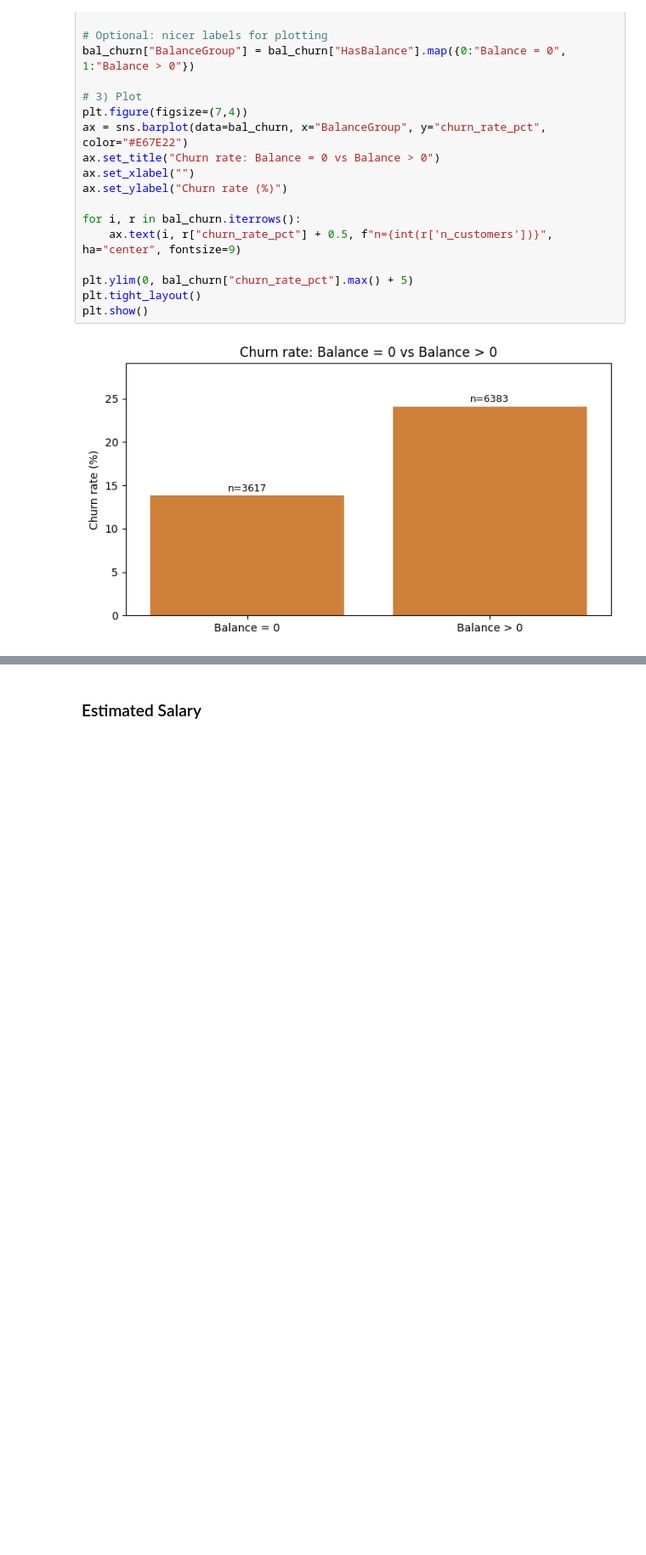
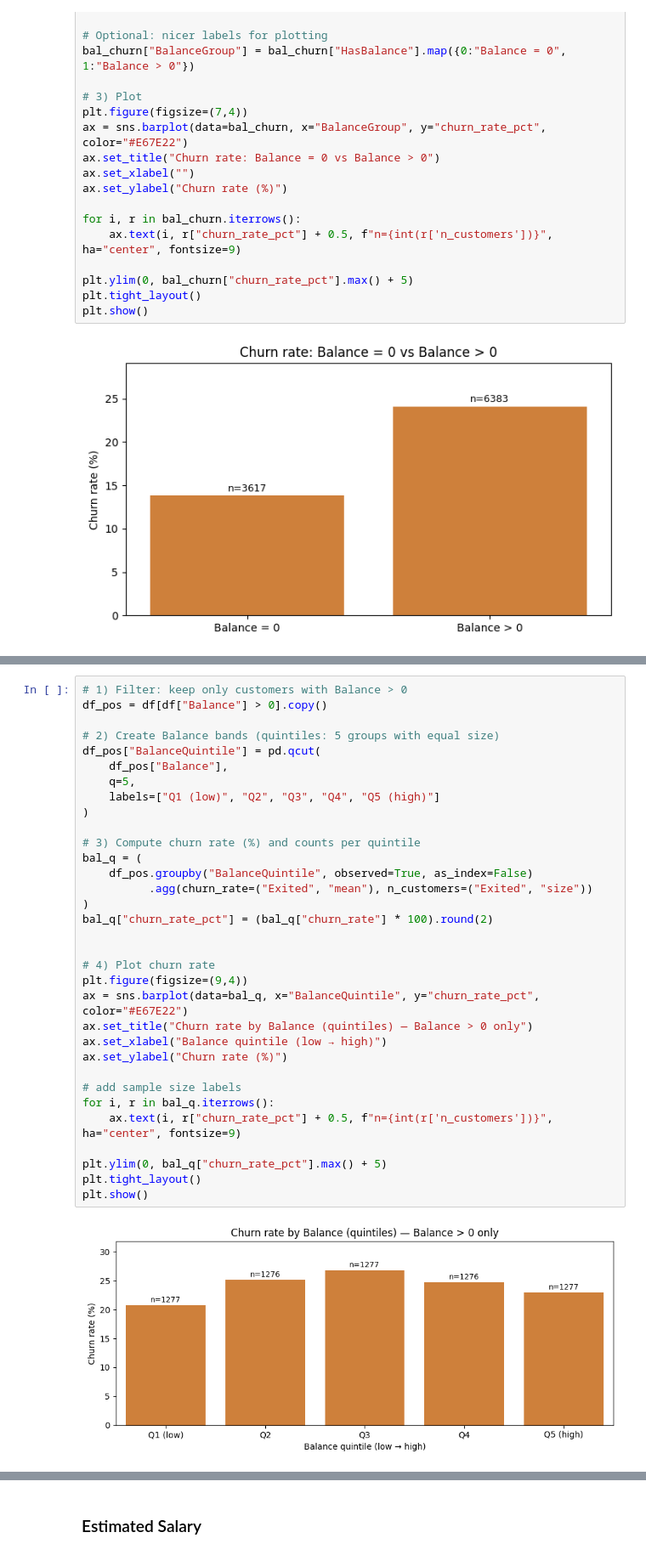
Before and after one commit to lost-95/customer-churn-banking, a Jupyter notebook: notebooks/customerChurnPredictionEda.ipynb, the cells around one changed output, grey strips where cells are left out. Shown at 85% size. Saved outputs shown, nothing was run; the diff lists cells and outputs as text; blank space fills up the shorter version.

```diff
--- a/notebooks/customerChurnPredictionEda.ipynb
+++ b/notebooks/customerChurnPredictionEda.ipynb
@@ -443,0 +479,35 @@ plt.show()
+# %%
+# 1) Filter: keep only customers with Balance > 0
+df_pos = df[df["Balance"] > 0].copy()
+
+# 2) Create Balance bands (quintiles: 5 groups with equal size)
+df_pos["BalanceQuintile"] = pd.qcut(
+    df_pos["Balance"],
+    q=5,
+    labels=["Q1 (low)", "Q2", "Q3", "Q4", "Q5 (high)"]
+)
+
+# 3) Compute churn rate (%) and counts per quintile
+bal_q = (
+    df_pos.groupby("BalanceQuintile", observed=True, as_index=False)
+          .agg(churn_rate=("Exited", "mean"), n_customers=("Exited", "size"))
+)
+bal_q["churn_rate_pct"] = (bal_q["churn_rate"] * 100).round(2)
+
+
+# 4) Plot churn rate
+plt.figure(figsize=(9,4))
+ax = sns.barplot(data=bal_q, x="BalanceQuintile", y="churn_rate_pct", color="#E67E22")
+ax.set_title("Churn rate by Balance (quintiles) — Balance > 0 only")
+ax.set_xlabel("Balance quintile (low → high)")
+ax.set_ylabel("Churn rate (%)")
+
+# add sample size labels
+for i, r in bal_q.iterrows():
+    ax.text(i, r["churn_rate_pct"] + 0.5, f"n={int(r['n_customers'])}", ha="center", fontsize=9)
+
+plt.ylim(0, bal_q["churn_rate_pct"].max() + 5)
+plt.tight_layout()
+plt.show()
+# %% [output]
+[figure, added]
```
Also changed, not shown: parts of 5 cells of this notebook, 1 other file.
